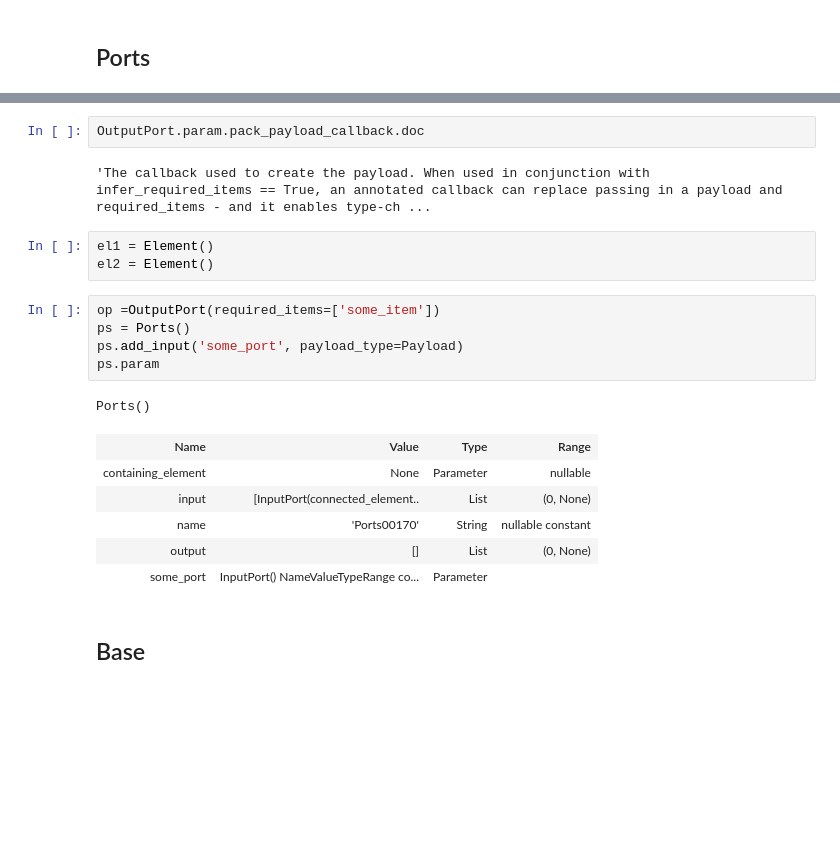
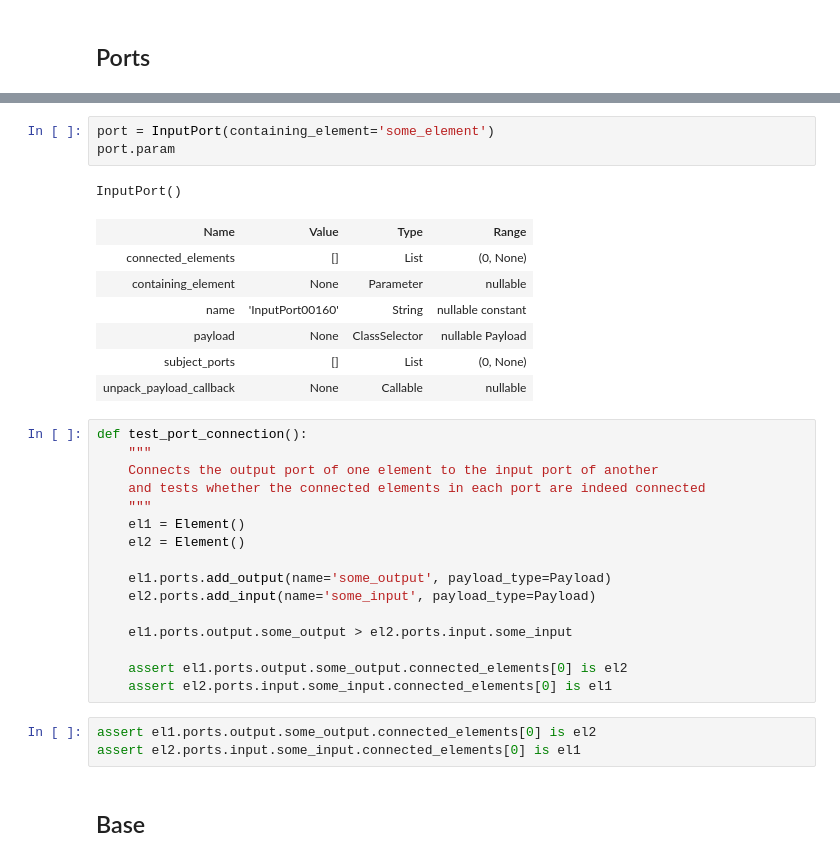
Before and after one commit to Prudent-Patterns/pyllments, a Jupyter notebook: framework_construction0.ipynb, the cells around one changed output, grey strips where cells are left out. Drawn from its saved outputs; the diff is of its cells as text; blank space fills up the shorter version.

Commit message:
Port connection iteration

```diff
--- a/framework_construction0.ipynb
+++ b/framework_construction0.ipynb
@@ -223,23 +269,34 @@ class Ports(param.Parameterized):
-# %%
-OutputPort.param.pack_payload_callback.doc
-# %% [output]
-'The callback used to create the payload. When used in conjunction with infer_required_items == True, an annotated callback can replace passing in a payload and required_items - and it enables type-ch ...
-# %%
-el1 = Element()
-el2 = Element()
-# %%
-op =OutputPort(required_items=['some_item'])
-ps = Ports()
-ps.add_input('some_port', payload_type=Payload)
-ps.param
-# %% [output]
-Ports()
-| Name | Value | Type | Range |
-| containing_element | None | Parameter | nullable |
-| input | [InputPort(connected_element.. | List | (0, None) |
-| name | 'Ports00170' | String | nullable constant |
-| output | [] | List | (0, None) |
-| some_port | InputPort() NameValueTypeRange co... | Parameter |  |
+# %%
+port = InputPort(containing_element='some_element')
+port.param
+# %% [output]
+InputPort()
+| Name | Value | Type | Range |
+| connected_elements | [] | List | (0, None) |
+| containing_element | None | Parameter | nullable |
+| name | 'InputPort00160' | String | nullable constant |
+| payload | None | ClassSelector | nullable Payload |
+| subject_ports | [] | List | (0, None) |
+| unpack_payload_callback | None | Callable | nullable |
+# %%
+def test_port_connection():
+    """
+    Connects the output port of one element to the input port of another
+    and tests whether the connected elements in each port are indeed connected
+    """
+    el1 = Element()
+    el2 = Element()
+
+    el1.ports.add_output(name='some_output', payload_type=Payload)
+    el2.ports.add_input(name='some_input', payload_type=Payload)
+
+    el1.ports.output.some_output > el2.ports.input.some_input
+
+    assert el1.ports.output.some_output.connected_elements[0] is el2
+    assert el2.ports.input.some_input.connected_elements[0] is el1
+# %%
+assert el1.ports.output.some_output.connected_elements[0] is el2
+assert el2.ports.input.some_input.connected_elements[0] is el1
 # %% [markdown]
 ## Base
 # %%
```
Also changed, not shown: parts of 5 cells of this notebook, 4 other files.
